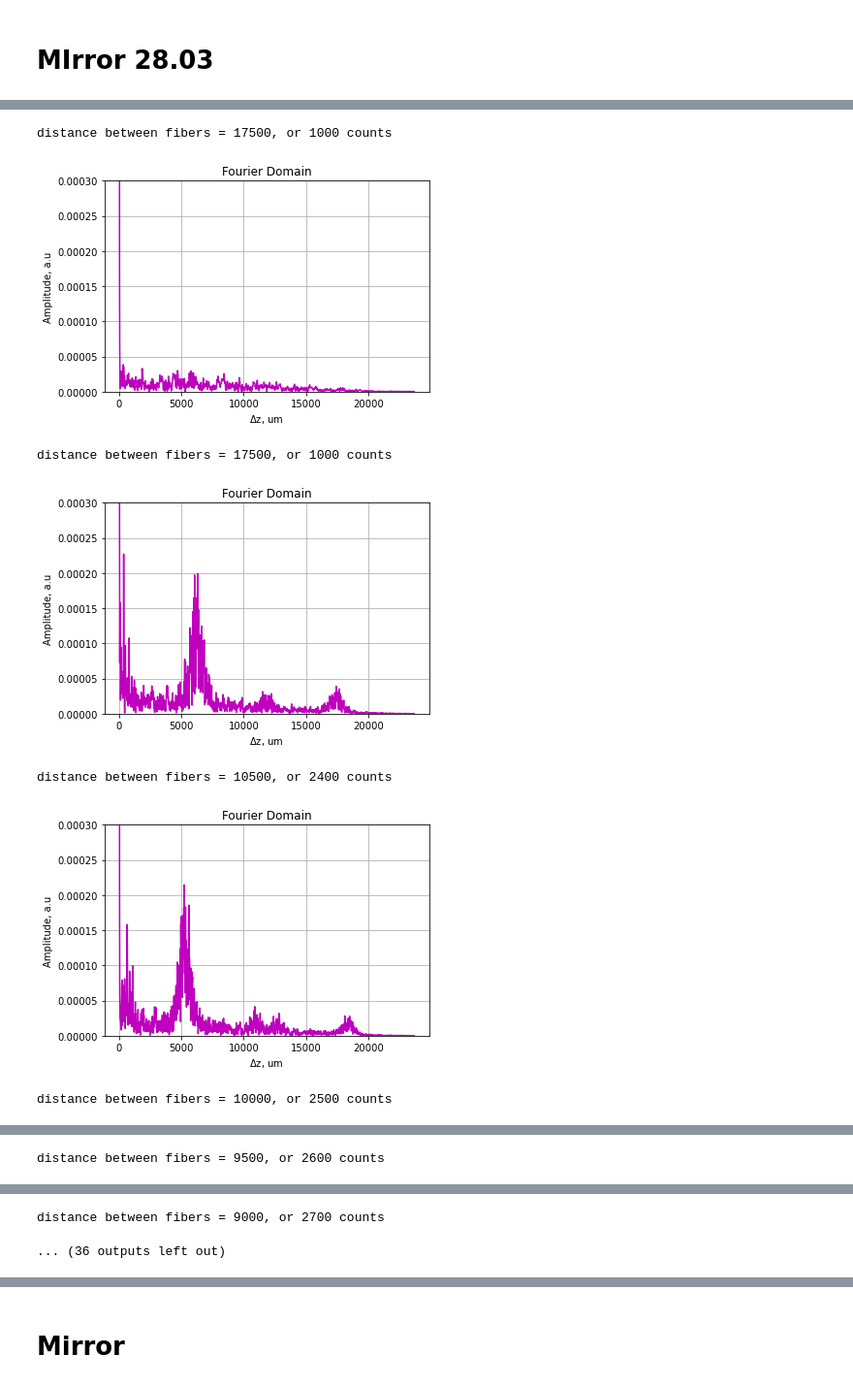
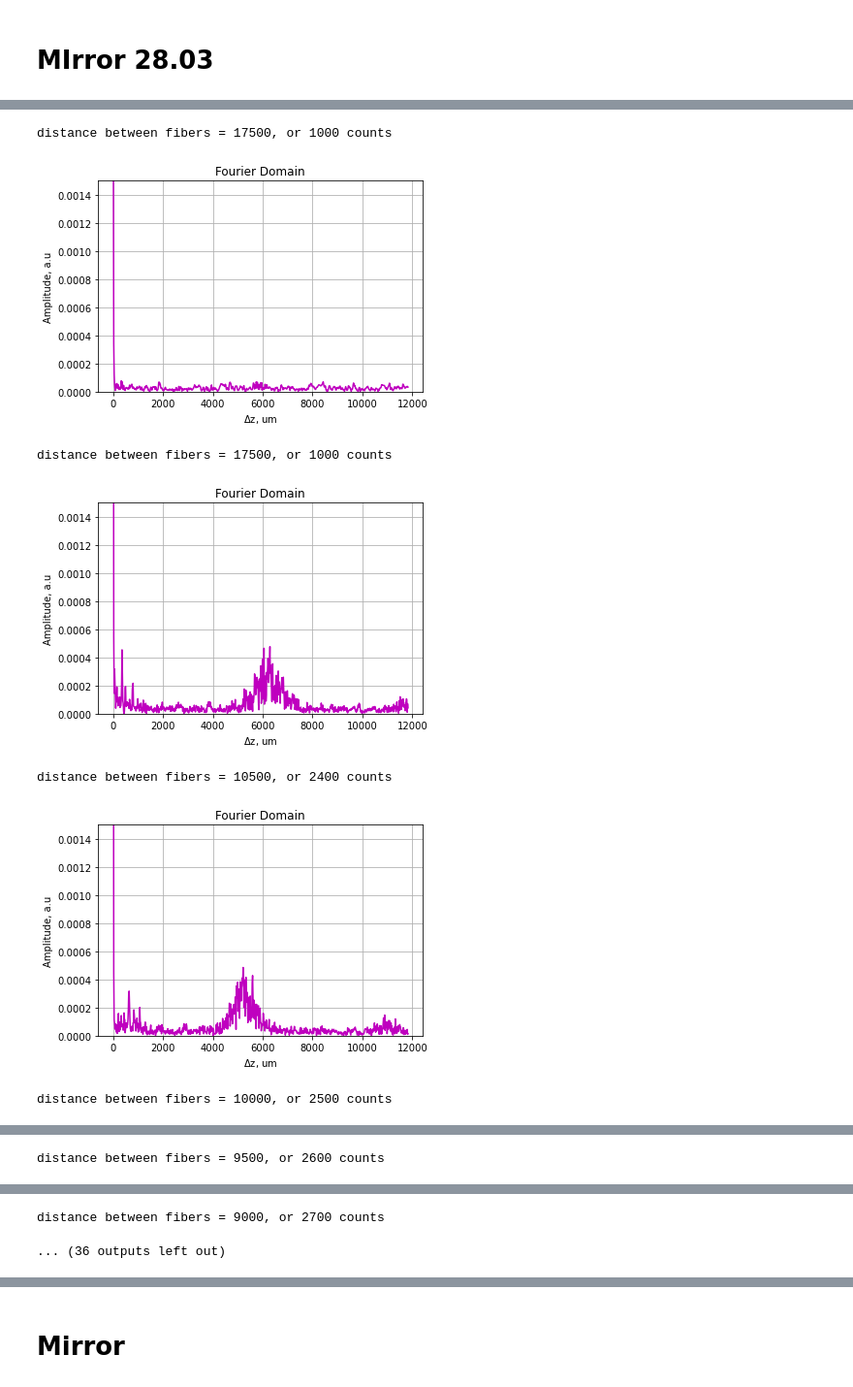
Before and after one commit to ya-stanu-hokage/OCT, a Jupyter notebook: OCT_func.ipynb, the cells around one changed output, grey strips where cells are left out. Shown at 97% size. Drawn from its saved outputs; the diff is of its cells as text; code cells hidden in the pictures.

```diff
--- a/OCT_func.ipynb
+++ b/OCT_func.ipynb
@@ -47,7 +47,7 @@ def interpolate(l_in, dl):
 #wo_noise1, wo_noise2 - диапазон элементов массива длин волн wavelength_mas где нет сильных шумов
 #out - интдикатор вывода массивов фурье элементов
 
-def fourier(wavelength_mas, spectr_initial, spectr_new, wo_noise1, wo_noise2, out = 0):
+def fourier(wavelength_mas, spectr_initial, spectr_new, wo_noise1, wo_noise2, out = 0, max = 0.005, color = 'm'):
 
     N = len(wavelength_mas)-1
     k = np.linspace(1/wavelength_mas[-1], 1/wavelength_mas[0], N, endpoint=False)
@@ -70,11 +70,11 @@ def fourier(wavelength_mas, spectr_initial, spectr_new, wo_noise1, wo_noise2, ou
     ###############################################
 
 
-    plt.plot(xdf, yf_abs, '-m')
+    plt.plot(xdf, yf_abs, '-'+color)
     plt.title('Fourier Domain')
     plt.xlabel('$\Delta$z, um')
     plt.ylabel('Amplitude, a.u')
-    plt.ylim([0, 0.0003])
+    plt.ylim([0, max])
     plt.grid()
     plt.show()
     if out == 1:
@@ -140,16 +140,16 @@ for root, dirs, files in os.walk(path):
 #initial spectrum
 #1000_no sample_2023_03_28_17_42_48.dat
 #spectrum_with_ampl_2023_03_14_14_17_16.dat
-a = 4 #EXTRA RESOLUTION
-wl, sp_init = read_spectr('spectrum_with_ampl_2023_03_14_14_17_16.dat')
-sp_init = interpolate(sp_init, a)
-wl = interpolate(wl, a)
+a = 2 #EXTRA RESOLUTION
+wl0, sp_init0 = read_spectr('spectrum_with_ampl_2023_03_14_14_17_16.dat')
+sp_init = interpolate(sp_init0, a)
+wl = interpolate(wl0, a)
 # %%
 #interference
 for name in files:
     sp = read_spectr(path+name, out_wl=0)
     sp = interpolate(sp, int(a/2))
     distance = int(name[:4])
-    fourier(wl, sp_init, sp, int(len(wl)*1/8), int(len(wl)*7/8), out = 0)
+    fourier(wl, sp_init, sp, int(len(wl)*1/8), int(len(wl)*7/8), out = 0, max = 0.0015)
     print(f'distance between fibers = {22500 - distance*5}, or {distance} counts')
 # %% [output]
@@ -157,7 +157,7 @@ for name in files:
 distance between fibers = 17500, or 1000 counts
-[figure, old version]
+[figure, new version]
 distance between fibers = 17500, or 1000 counts
-[figure, old version]
+[figure, new version]
 distance between fibers = 10500, or 2400 counts
-[figure, old version]
+[figure, new version]
 distance between fibers = 10000, or 2500 counts
```
Also changed, not shown: parts of 4 cells of this notebook.
